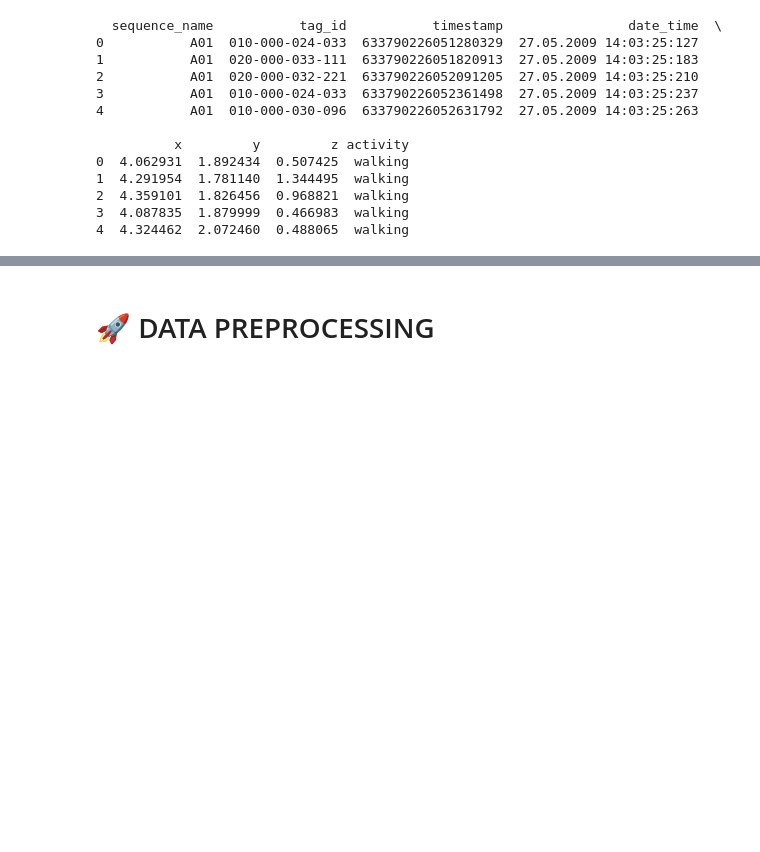
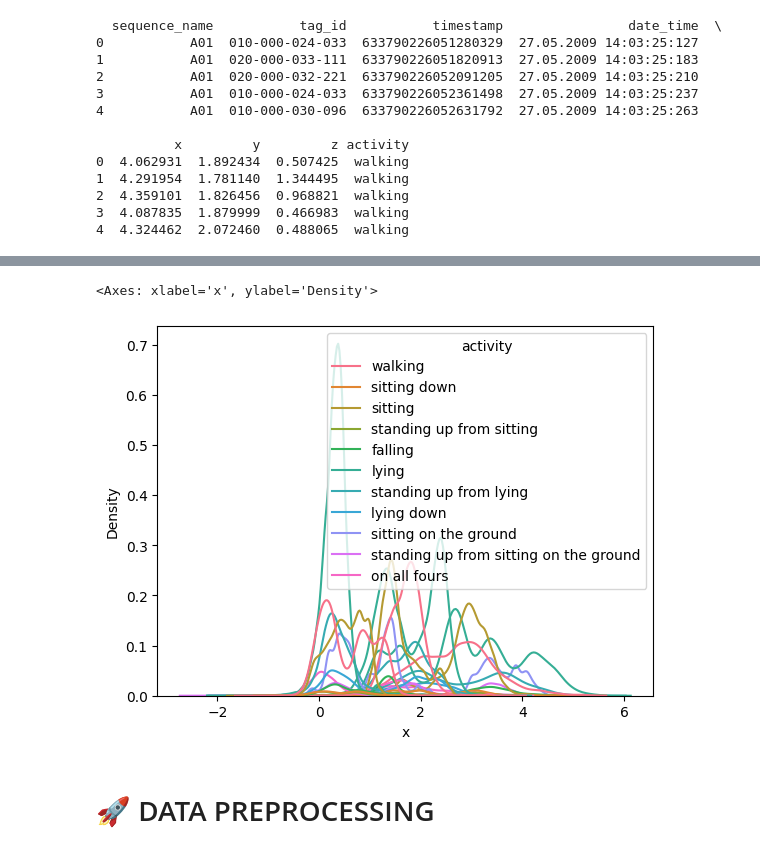
Before and after one commit to XjFa/fall-detection-system, a Jupyter notebook: notebooks/model_fitting.ipynb, the cells around one changed output, grey strips where cells are left out. Cells and saved outputs as stored; diff of their text form; code cells hidden in the pictures; blank space fills up the shorter version.

```diff
--- a/notebooks/model_fitting.ipynb
+++ b/notebooks/model_fitting.ipynb
@@ -110,3 +114,11 @@ dtype: int64
+# %%
+#Distribution of x, y, z coordinates for each activity
+sns.kdeplot(data=df, x="x", hue="activity")
+sns.kdeplot(data=df, x="y", hue="activity")
+sns.kdeplot(data=df, x="z", hue="activity")
+# %% [output]
+<Axes: xlabel='x', ylabel='Density'>
+[figure, added]
 # %% [markdown]
 <h1>🚀 DATA PREPROCESSING </h1>
 # %%
```
Also changed, not shown: parts of 15 cells of this notebook, 5 other files.
